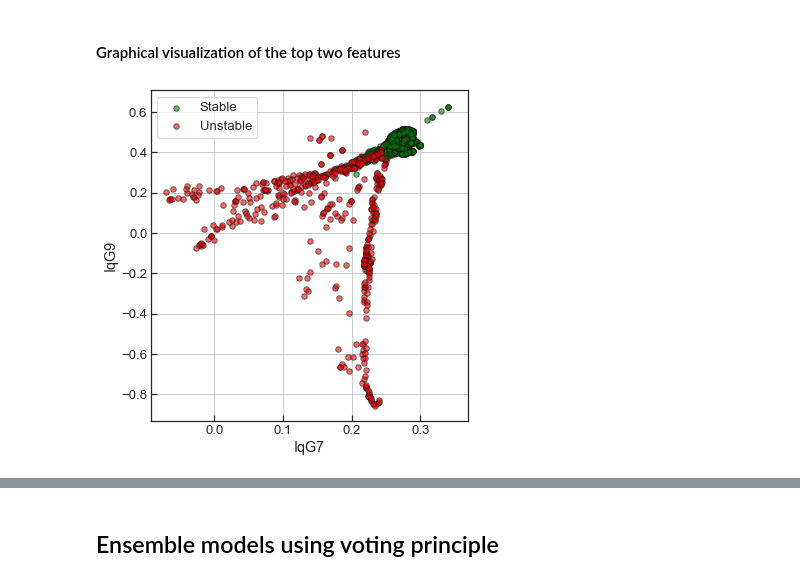
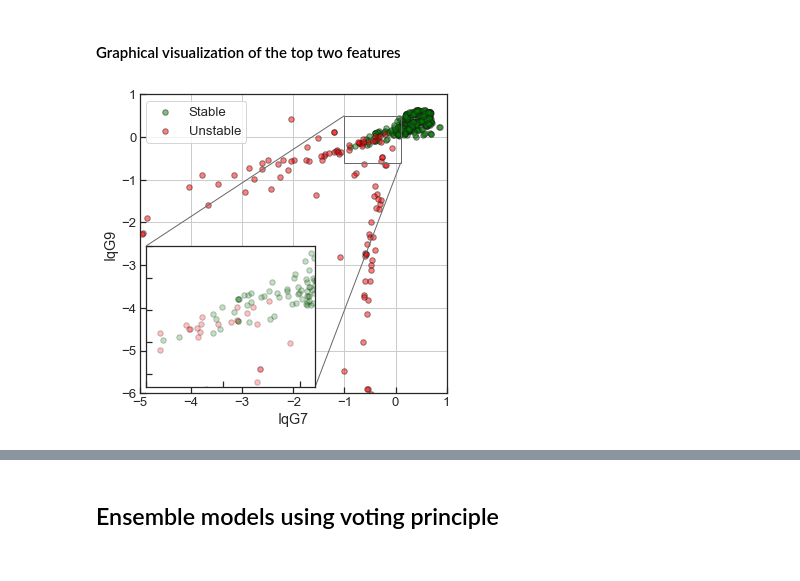
Before and after one commit to sarajcev/PSS-ML, a Jupyter notebook: PSStabML.ipynb, the cells around one changed output, grey strips where cells are left out. Cells and saved outputs as stored; diff of their text form; code cells hidden in the pictures.

```diff
--- a/PSStabML.ipynb
+++ b/PSStabML.ipynb
@@ -585,12 +581,0 @@ y_vals_1 = data[top_features[1]].loc[data['Stability']==1]
-# %%
-fig, ax = plt.subplots(figsize=(5.5,5.5))
-ax.scatter(x_vals_0, y_vals_0, s=30, c='green', marker='o', edgecolors='k', alpha=0.6, label='Stable')
-ax.scatter(x_vals_1, y_vals_1, s=30, c='red', marker='o', edgecolors='k', alpha=0.6, label='Unstable')
-ax.legend(loc='best')
-ax.set_xlabel(top_features[0])
-ax.set_ylabel(top_features[1])
-ax.grid()
-fig.tight_layout()
-plt.show()
-# %% [output]
-[figure, removed]
@@ -597 +587,30 @@ plt.show()
+# %%
+# Ploting data without standard scaler transformer
+fig, ax = plt.subplots(figsize=(5.5,5.5))
+ax.scatter(X_test_best[idx_stable,0], X_test_best[idx_stable,1],
+           s=30, c='green', marker='o', edgecolors='k', alpha=0.5, label='Stable')
+ax.scatter(X_test_best[~idx_stable,0], X_test_best[~idx_stable,1],
+           s=30, c='red', marker='o', edgecolors='k', alpha=0.5, label='Unstable')
+ax.legend(loc='upper left')
+ax.set_xlabel(top_features[0])
+ax.set_ylabel(top_features[1])
+ax.set_xlim(-5,1)
+ax.set_ylim(-6,1)
+ax.grid()
+# Inset figure with a zoomed-in region of interest
+axins = zoomed_inset_axes(ax, zoom=3, loc='lower left')
+axins.scatter(X_test_best[idx_stable,0], X_test_best[idx_stable,1],
+              s=30, c='green', marker='o', edgecolors='k', alpha=0.25, label='Stable')
+axins.scatter(X_test_best[~idx_stable,0], X_test_best[~idx_stable,1],
+              s=30, c='red', marker='o', edgecolors='k', alpha=0.25, label='Unstable')
+axins.set_xlim(-1,0.1)
+axins.set_ylim(-0.6,0.5)
+plt.xticks(visible=False)
+plt.yticks(visible=False)
+# draw a box of the region of the inset axes in the parent axes
+# and connecting lines between the box and the inset axes area
+mark_inset(ax, axins, loc1=2, loc2=4, fc='none', ec='dimgrey')
+plt.show()
+# %% [output]
+[figure, added]
 # %% [markdown]
```
Also changed, not shown: parts of 40 cells of this notebook, 2 other files.
